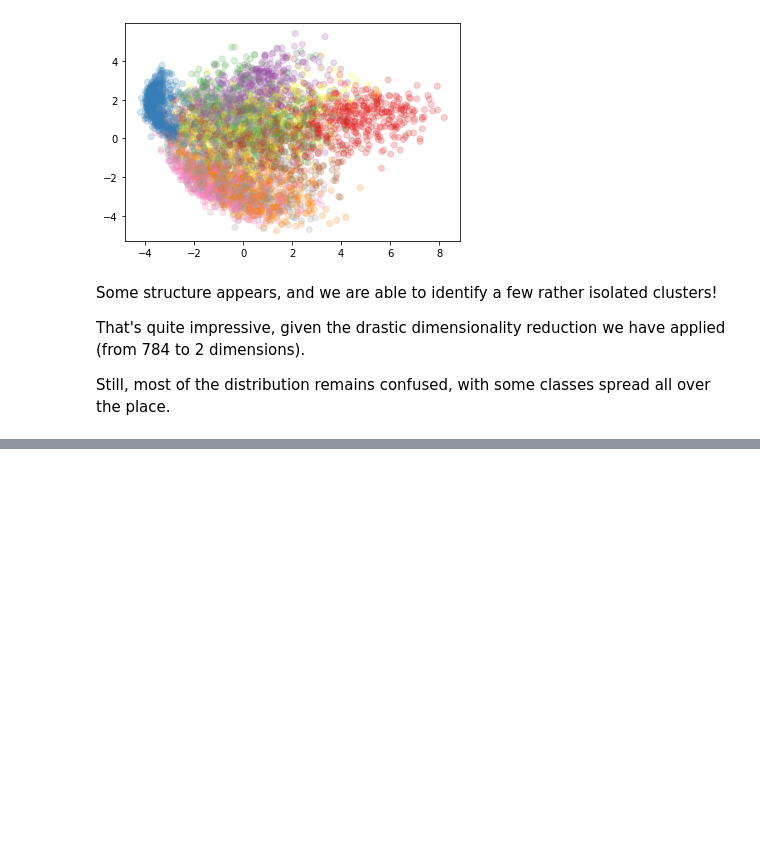
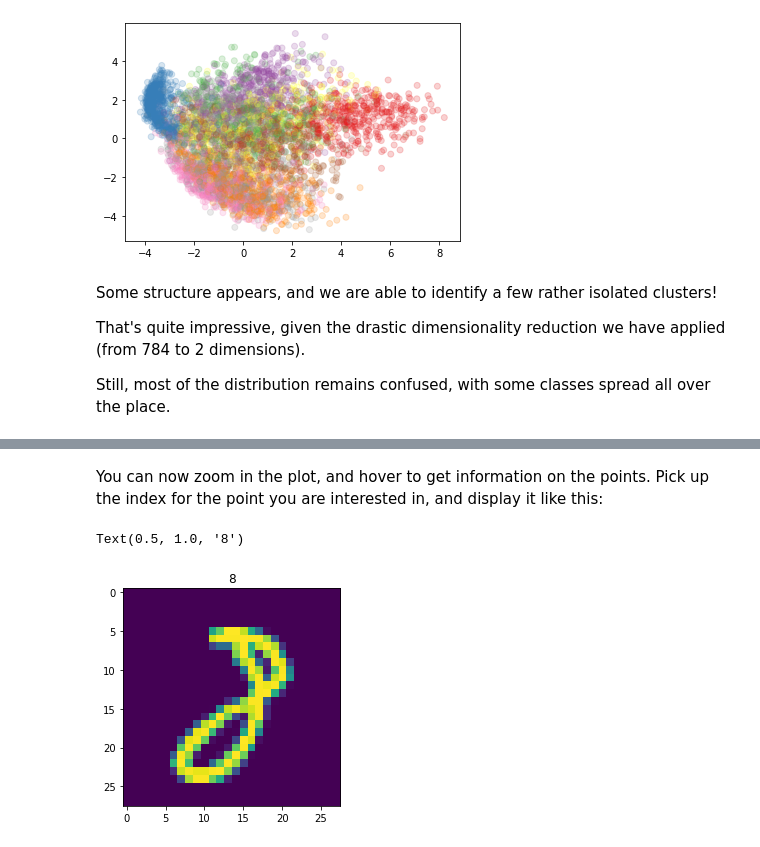
Before and after one commit to cbernet/introduction_machine_learning, a Jupyter notebook: notebooks/unsupervised_learning/visualizing_datasets.ipynb, the cells around one changed output, grey strips where cells are left out. Cells and saved outputs as stored; diff of their text form; code cells hidden in the pictures; blank space fills up the shorter version.

```diff
--- a/notebooks/unsupervised_learning/visualizing_datasets.ipynb
+++ b/notebooks/unsupervised_learning/visualizing_datasets.ipynb
@@ -362,0 +500,9 @@ Still, most of the distribution remains confused, with some classes spread all o
+# %% [markdown]
+You can now zoom in the plot, and hover to get information on the points. Pick up the index for the point you are interested in, and display it like this:
+# %%
+index = 1598
+plt.imshow(images[index])
+plt.title(labels[index])
+# %% [output]
+Text(0.5, 1.0, '8')
+[figure, added]
```
Also changed, not shown: parts of 19 cells of this notebook, 2 other files.
